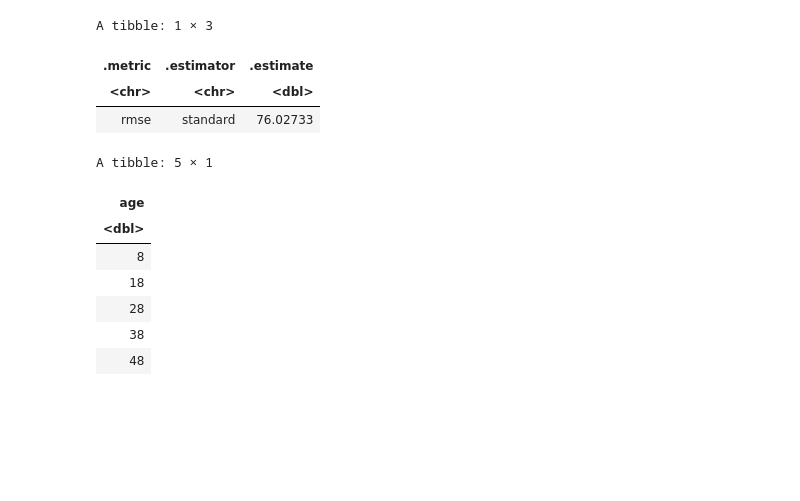
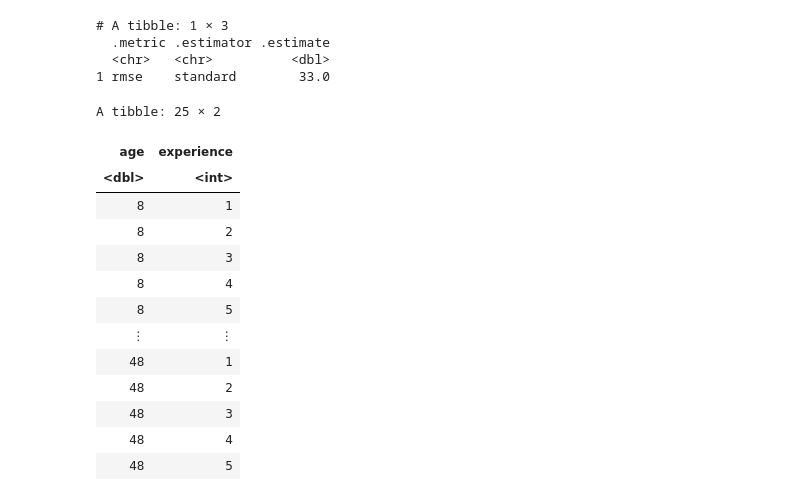
Before and after one commit to azoli113/DSCI100-Project-Group-006-36, a Jupyter notebook: draft.ipynb, the cells around one changed output. Drawn from its saved outputs; the diff is of its cells as text; code cells hidden in the pictures; blank space fills up the shorter version.

```diff
--- a/draft.ipynb
+++ b/draft.ipynb
@@ -55,6 +55,15 @@ A spec_tbl_df: 197 × 7
 players <- clean_players_data |>
   select(-hashed_email, -subscribed, -name, -gender) |>
   filter(!is.na(age)) |>
-  filter(hours_played > 0.1)
+  mutate(
+    experience = case_when(
+      experience == "Pro" ~ 5,
+      experience == "Veteran" ~ 4,
+      experience == "Amateur" ~ 3,
+      experience == "Regular" ~ 2,
+      experience == "Beginner" ~ 1,
+      TRUE ~ NA_real_
+    )
+  )
 players
 # %% [output]
@@ -184,53 +153,54 @@ A tibble: 1 × 7
 # %%
-kmin <- data_min |> pull(neighbors)
-
-# Define model specification with best K
-sacr_spec <- nearest_neighbor(weight_func = "rectangular", neighbors = kmin) |>
+set.seed(2)
+final_spec <- nearest_neighbor(weight_func = "rectangular", neighbors = data_k) |>
   set_engine("kknn") |>
   set_mode("regression")
 
-# Fit the model
-data_fit <- workflow() |>
+knn_mult_fit <- workflow() |>
   add_recipe(data_recipe) |>
-  add_model(sacr_spec) |>
+  add_model(final_spec) |>
   fit(data = training_data)
 
-# Predict and evaluate RMSE
-data_summary <- data_fit |>
+# Step 8: Evaluate on testing data
+knn_mult_preds <- knn_mult_fit |>
   predict(testing_data) |>
-  bind_cols(testing_data) |>
-  metrics(truth = hours_played, estimate = .pred) |>
+  bind_cols(testing_data)
+
+knn_mult_mets <- metrics(knn_mult_preds, truth = hours_played, estimate = .pred) |>
   filter(.metric == "rmse")
 
-data_summary
+print(knn_mult_mets)
 # %% [output]
-A tibble: 1 × 3
+# A tibble: 1 × 3
+  .metric .estimator .estimate
+  <chr>   <chr>          <dbl>
+1 rmse    standard        33.0
-| .metric | .estimator | .estimate |
-| <chr> | <chr> | <dbl> |
-| rmse | standard | 76.02733 |
 # %%
 set.seed(2)
 
-
-# Create prediction grid over age range
-age_prediction_grid <- tibble(
+age_prediction_grid <- expand_grid(
   age = seq(
-    from = players |> select(age) |> min(),
-    to = players |> select(age) |> max(),
-      by= 10
-  )
-)
-
+    from = players |> pull(age) |> min(na.rm = TRUE),
+    to = players |> pull(age) |> max(na.rm = TRUE),
+    by = 10
+  ),
+  experience = 1:5)
 
 age_prediction_grid
 # %% [output]
-A tibble: 5 × 1
+A tibble: 25 × 2
-| age |
-| <dbl> |
-| 8 |
-| 18 |
-| 28 |
-| 38 |
-| 48 |
+| age | experience |
+| <dbl> | <int> |
+| 8 | 1 |
+| 8 | 2 |
+| 8 | 3 |
+| 8 | 4 |
+| 8 | 5 |
+| ⋮ | ⋮ |
+| 48 | 1 |
+| 48 | 2 |
+| 48 | 3 |
+| 48 | 4 |
+| 48 | 5 |
 # %%
 
```
Also changed, not shown: parts of 6 cells of this notebook.
